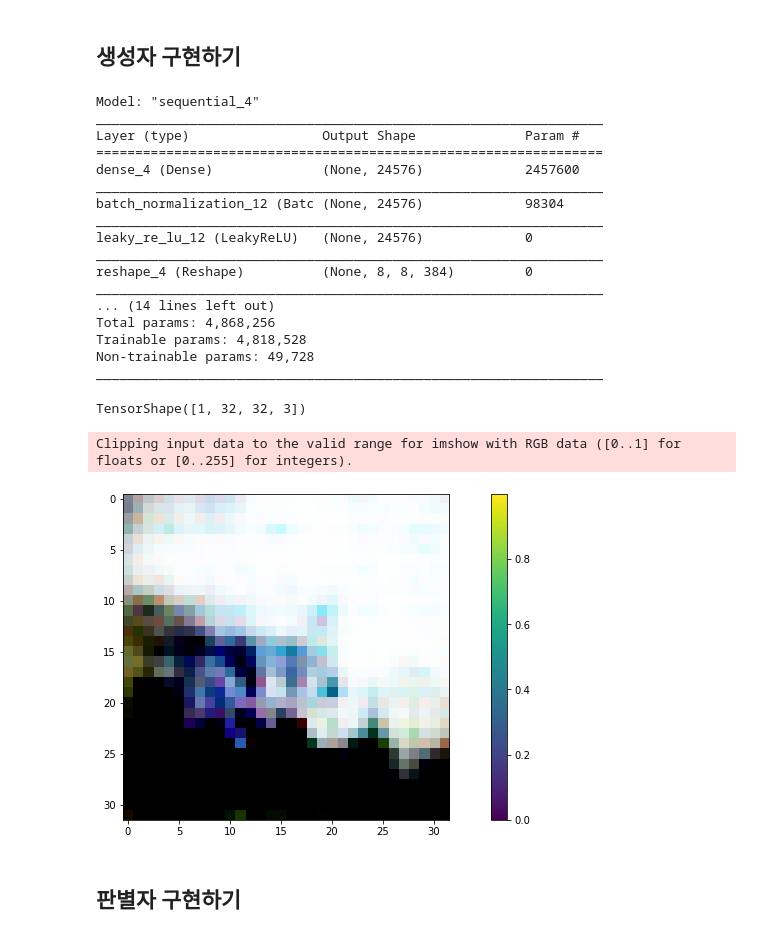
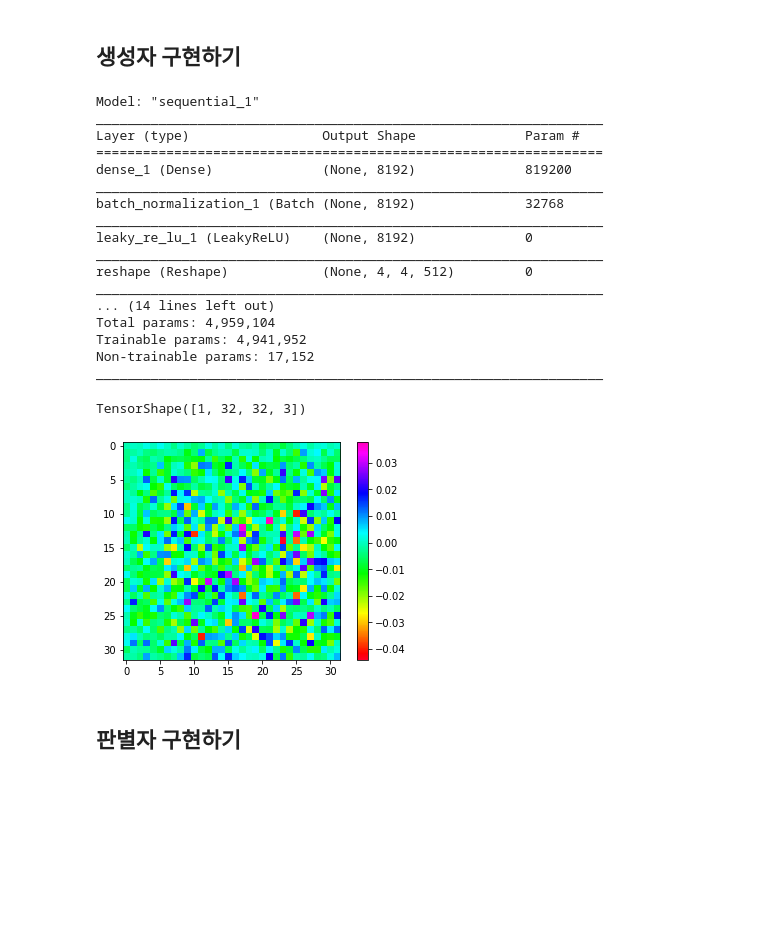
Before and after one commit to PEBpung/Aiffel, a Jupyter notebook: Project/Exploration/E16. Generated CIFAR-10 Images from DCGAN.ipynb, the cells around one changed output. Cells and saved outputs as stored; diff of their text form; code cells hidden in the pictures; blank space fills up the shorter version.

```diff
--- a/Project/Exploration/E16. Generated CIFAR-10 Images from DCGAN.ipynb
+++ b/Project/Exploration/E16. Generated CIFAR-10 Images from DCGAN.ipynb
@@ -56,49 +56,50 @@ def make_generator_model():
     model = tf.keras.Sequential()
 
     # First: Dense layer
-    model.add(layers.Dense(8*8*384, use_bias=False, input_shape=(100,)))
+    model.add(layers.Dense(4*4*512, use_bias=False, input_shape=(100,)))
     model.add(layers.BatchNormalization())
     model.add(layers.LeakyReLU())
 
-    # Second: Reshape layer
-    model.add(layers.Reshape((8, 8, 384)))
+    model.add(layers.Reshape(( 4, 4, 512)))
 
-    # Third: Conv2DTranspose layer
-    model.add(layers.Conv2DTranspose(192, kernel_size=(5, 5), strides=(1, 1), padding='same', use_bias=False))
+    # First Layer
+    model.add(layers.Conv2DTranspose(256, (5, 5), strides=(2, 2), padding='same', use_bias=False))
+    assert model.output_shape == (None, 8, 8, 256)
     model.add(layers.BatchNormalization())
     model.add(layers.LeakyReLU())
 
     # Fourth: Conv2DTranspose layer
-    model.add(layers.Conv2DTranspose(96, kernel_size=(5, 5), strides=(2, 2), padding='same', use_bias=False))
+    model.add(layers.Conv2DTranspose(128, (5, 5), strides=(2, 2), padding='same', use_bias=False))
+    assert model.output_shape == (None, 16, 16, 128)
     model.add(layers.BatchNormalization())
     model.add(layers.LeakyReLU())
 
     # Fifth: Conv2DTranspose layer
-    model.add(layers.Conv2DTranspose(3, kernel_size=(5, 5), strides=(2, 2), padding='same', use_bias=False, \
+    model.add(layers.Conv2DTranspose(3, (5, 5), strides=(2, 2), padding='same', use_bias=False, \
                                      activation='tanh'))
-
+    assert model.output_shape == (None, 32, 32, 3)
     return model
 # %%
 generator = make_generator_model()
 
 generator.summary()
 # %% [output]
-Model: "sequential_4"
+Model: "sequential_1"
 _________________________________________________________________
 Layer (type)                 Output Shape              Param #
 =================================================================
-dense_4 (Dense)              (None, 24576)             2457600
+dense_1 (Dense)              (None, 8192)              819200
 _________________________________________________________________
-batch_normalization_12 (Batc (None, 24576)             98304
+batch_normalization_1 (Batch (None, 8192)              32768
 _________________________________________________________________
-leaky_re_lu_12 (LeakyReLU)   (None, 24576)             0
+leaky_re_lu_1 (LeakyReLU)    (None, 8192)              0
 _________________________________________________________________
-reshape_4 (Reshape)          (None, 8, 8, 384)         0
+reshape (Reshape)            (None, 4, 4, 512)         0
 _________________________________________________________________
 ... (14 lines left out)
-Total params: 4,868,256
-Trainable params: 4,818,528
-Non-trainable params: 49,728
+Total params: 4,959,104
+Trainable params: 4,941,952
+Non-trainable params: 17,152
 _________________________________________________________________
 # %%
 noise = tf.random.normal([1, 100])
@@ -107,12 +108,11 @@ generated_image.shape
 # %% [output]
 TensorShape([1, 32, 32, 3])
 # %%
-plt.imshow(generated_image[0, :, :, :])
+plt.imshow(generated_image[0, :, :, 0], cmap ='gist_rainbow')
 plt.colorbar()
 plt.show()
 # %% [output]
-Clipping input data to the valid range for imshow with RGB data ([0..1] for floats or [0..255] for integers).
-[figure, old version]
+[figure, new version]
 # %% [markdown]
 ## 판별자 구현하기
 # %%
```
Also changed, not shown: parts of 15 cells of this notebook, 1 other file.
